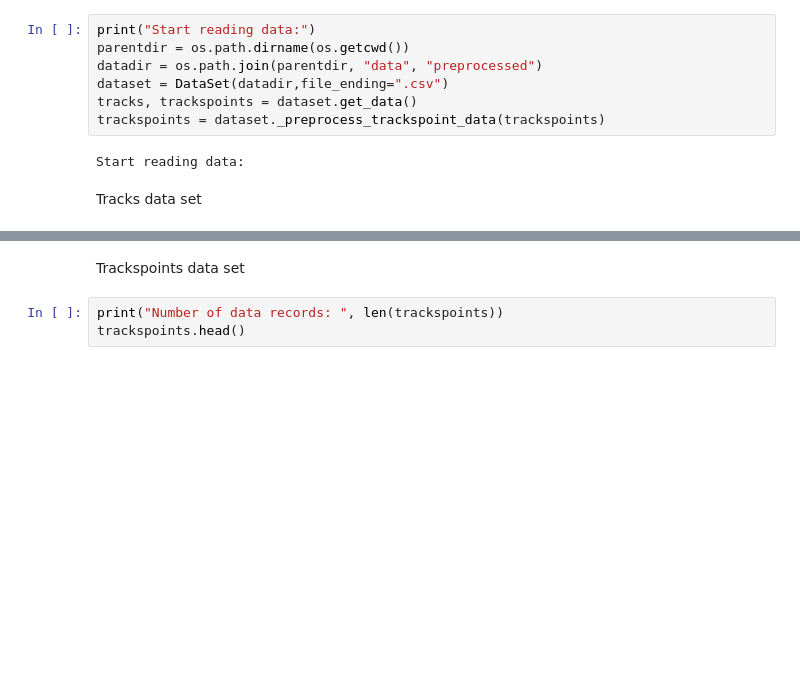
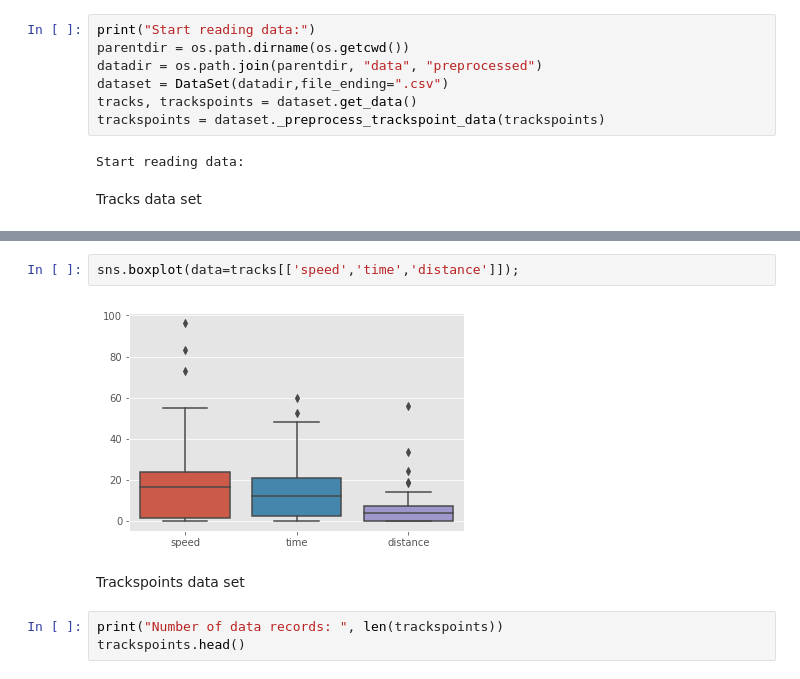
Before and after one commit to MoBran/bi2_project, a Jupyter notebook: src/model_building.ipynb, the cells around one changed output, grey strips where cells are left out. Saved outputs shown, nothing was run; the diff lists cells and outputs as text; blank space fills up the shorter version.

```diff
--- a/src/model_building.ipynb
+++ b/src/model_building.ipynb
@@ -55,6 +77,10 @@ Number of data records:  129
 | 2 | 3 | 1 | 13.560101 | 3.90 | 0.918 | 3 | 0 | 0 | no_answer | ... |
 | 3 | 4 | 1 | 19.766679 | 27.18 | 7.700 | 3 | 0 | 0 | no_answer | ... |
 | 4 | 8 | 0 | 25.807401 | 1.73 | 3.995 | 2 | 0 | 0 | no_answer | ... |
+# %%
+sns.boxplot(data=tracks[['speed','time','distance']]);
+# %% [output]
+[figure, added]
 # %% [markdown]
 Trackspoints data set
 # %%
```
Also changed, not shown: parts of 22 cells of this notebook, 1 other file.
